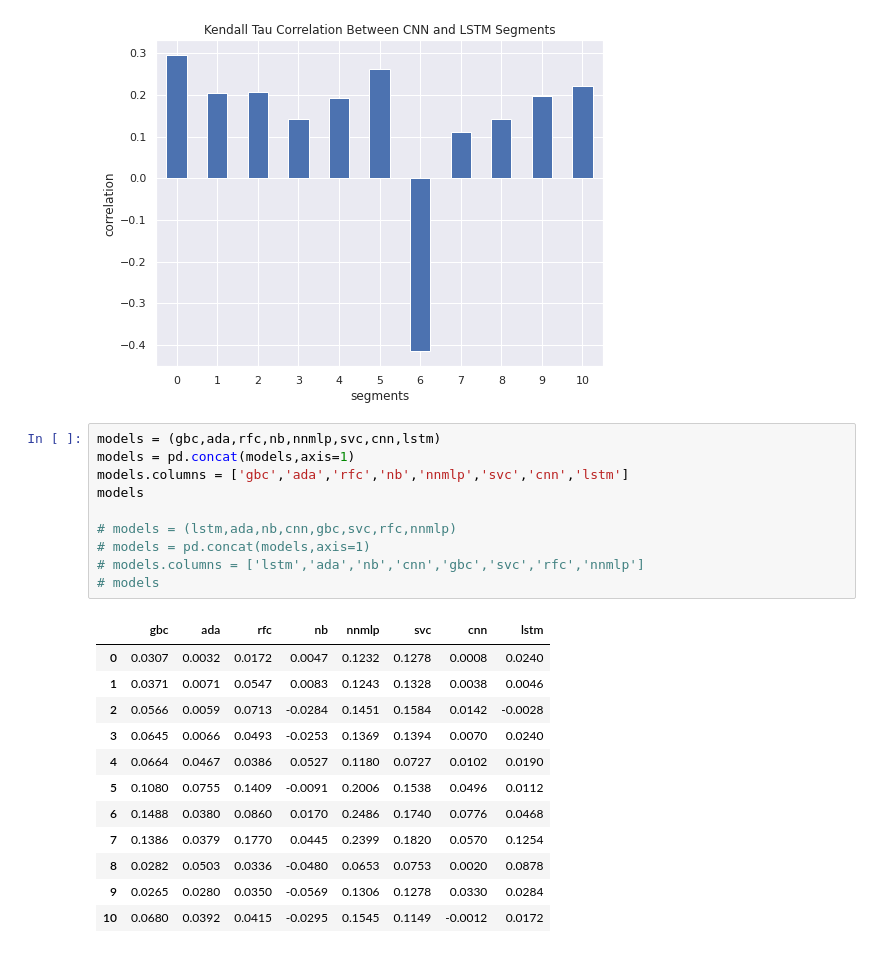
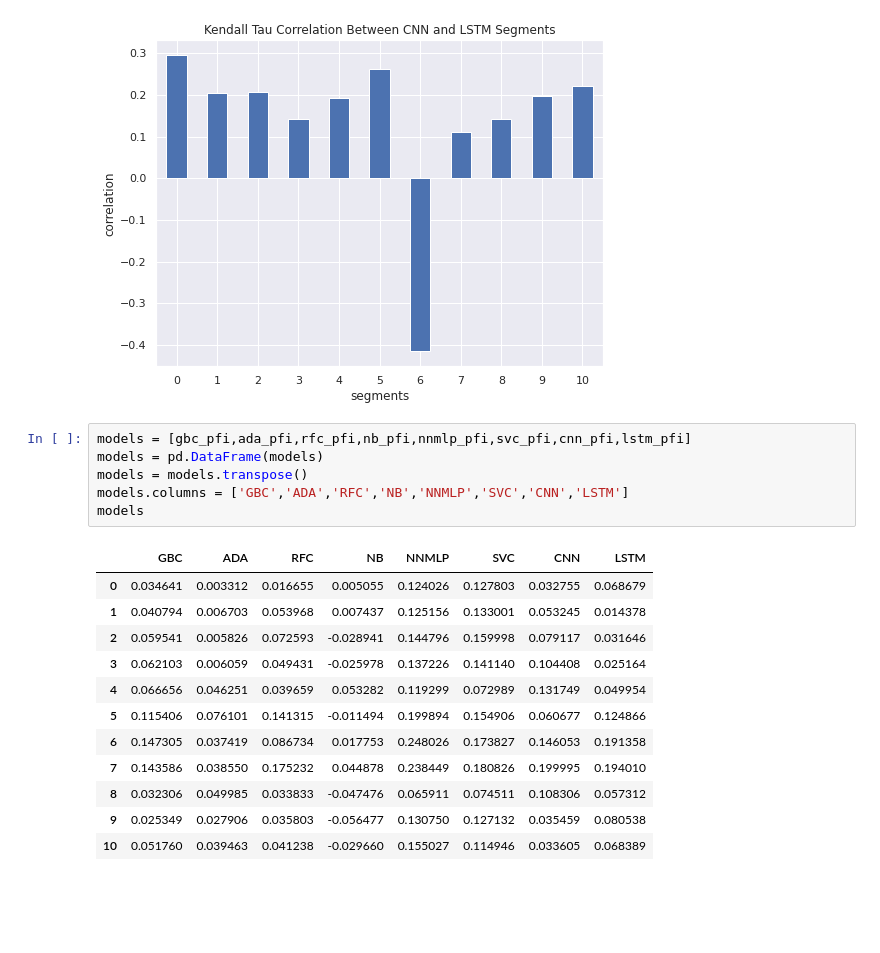
Before and after one commit to shouryaverma/cs_lvl4_project, a Jupyter notebook: code notebooks/correlation.ipynb, the cells around one changed output. Cells and saved outputs as stored; diff of their text form; blank space fills up the shorter version.

```diff
--- a/code notebooks/correlation.ipynb
+++ b/code notebooks/correlation.ipynb
@@ -308,26 +353,22 @@ plt.title('Kendall Tau Correlation Between CNN and LSTM Segments')
 dtype: float64
 Text(0.5, 1.0, 'Kendall Tau Correlation Between CNN and LSTM Segments')
 [figure]
-# %%
-models = (gbc,ada,rfc,nb,nnmlp,svc,cnn,lstm)
-models = pd.concat(models,axis=1)
-models.columns = ['gbc','ada','rfc','nb','nnmlp','svc','cnn','lstm']
-models
-
-# models = (lstm,ada,nb,cnn,gbc,svc,rfc,nnmlp)
-# models = pd.concat(models,axis=1)
-# models.columns = ['lstm','ada','nb','cnn','gbc','svc','rfc','nnmlp']
-# models
-# %% [output]
-|  | gbc | ada | rfc | nb | nnmlp | svc | cnn | lstm |
-| 0 | 0.0307 | 0.0032 | 0.0172 | 0.0047 | 0.1232 | 0.1278 | 0.0008 | 0.0240 |
-| 1 | 0.0371 | 0.0071 | 0.0547 | 0.0083 | 0.1243 | 0.1328 | 0.0038 | 0.0046 |
-| 2 | 0.0566 | 0.0059 | 0.0713 | -0.0284 | 0.1451 | 0.1584 | 0.0142 | -0.0028 |
-| 3 | 0.0645 | 0.0066 | 0.0493 | -0.0253 | 0.1369 | 0.1394 | 0.0070 | 0.0240 |
-| 4 | 0.0664 | 0.0467 | 0.0386 | 0.0527 | 0.1180 | 0.0727 | 0.0102 | 0.0190 |
-| 5 | 0.1080 | 0.0755 | 0.1409 | -0.0091 | 0.2006 | 0.1538 | 0.0496 | 0.0112 |
-| 6 | 0.1488 | 0.0380 | 0.0860 | 0.0170 | 0.2486 | 0.1740 | 0.0776 | 0.0468 |
-| 7 | 0.1386 | 0.0379 | 0.1770 | 0.0445 | 0.2399 | 0.1820 | 0.0570 | 0.1254 |
-| 8 | 0.0282 | 0.0503 | 0.0336 | -0.0480 | 0.0653 | 0.0753 | 0.0020 | 0.0878 |
-| 9 | 0.0265 | 0.0280 | 0.0350 | -0.0569 | 0.1306 | 0.1278 | 0.0330 | 0.0284 |
-| 10 | 0.0680 | 0.0392 | 0.0415 | -0.0295 | 0.1545 | 0.1149 | -0.0012 | 0.0172 |
+# %%
+models = [gbc_pfi,ada_pfi,rfc_pfi,nb_pfi,nnmlp_pfi,svc_pfi,cnn_pfi,lstm_pfi]
+models = pd.DataFrame(models)
+models = models.transpose()
+models.columns = ['GBC','ADA','RFC','NB','NNMLP','SVC','CNN','LSTM']
+models
+# %% [output]
+|  | GBC | ADA | RFC | NB | NNMLP | SVC | CNN | LSTM |
+| 0 | 0.034641 | 0.003312 | 0.016655 | 0.005055 | 0.124026 | 0.127803 | 0.032755 | 0.068679 |
+| 1 | 0.040794 | 0.006703 | 0.053968 | 0.007437 | 0.125156 | 0.133001 | 0.053245 | 0.014378 |
+| 2 | 0.059541 | 0.005826 | 0.072593 | -0.028941 | 0.144796 | 0.159998 | 0.079117 | 0.031646 |
+| 3 | 0.062103 | 0.006059 | 0.049431 | -0.025978 | 0.137226 | 0.141140 | 0.104408 | 0.025164 |
+| 4 | 0.066656 | 0.046251 | 0.039659 | 0.053282 | 0.119299 | 0.072989 | 0.131749 | 0.049954 |
+| 5 | 0.115406 | 0.076101 | 0.141315 | -0.011494 | 0.199894 | 0.154906 | 0.060677 | 0.124866 |
+| 6 | 0.147305 | 0.037419 | 0.086734 | 0.017753 | 0.248026 | 0.173827 | 0.146053 | 0.191358 |
+| 7 | 0.143586 | 0.038550 | 0.175232 | 0.044878 | 0.238449 | 0.180826 | 0.199995 | 0.194010 |
+| 8 | 0.032306 | 0.049985 | 0.033833 | -0.047476 | 0.065911 | 0.074511 | 0.108306 | 0.057312 |
+| 9 | 0.025349 | 0.027906 | 0.035803 | -0.056477 | 0.130750 | 0.127132 | 0.035459 | 0.080538 |
+| 10 | 0.051760 | 0.039463 | 0.041238 | -0.029660 | 0.155027 | 0.114946 | 0.033605 | 0.068389 |
```
Also changed, not shown: parts of 5 cells of this notebook.
